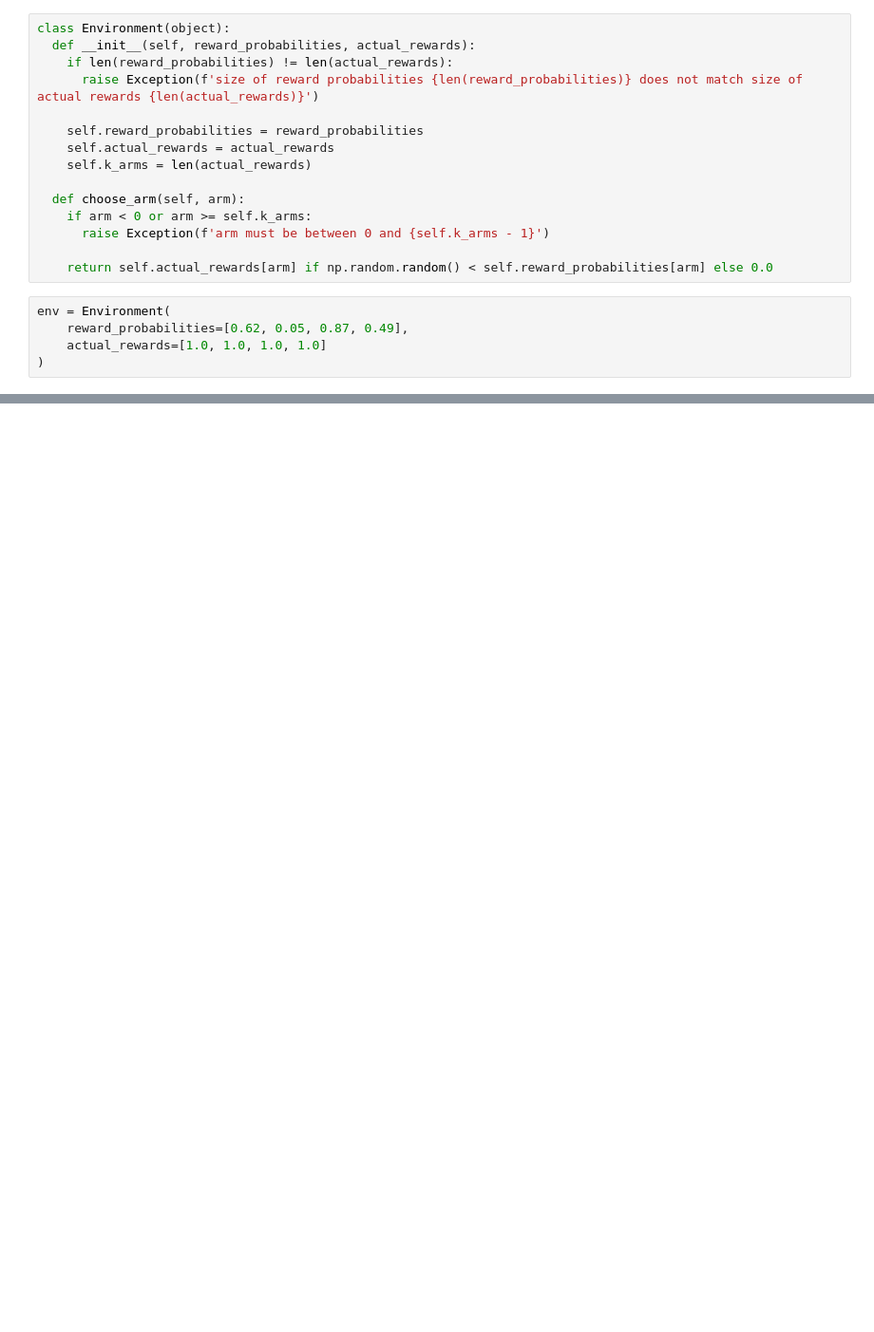
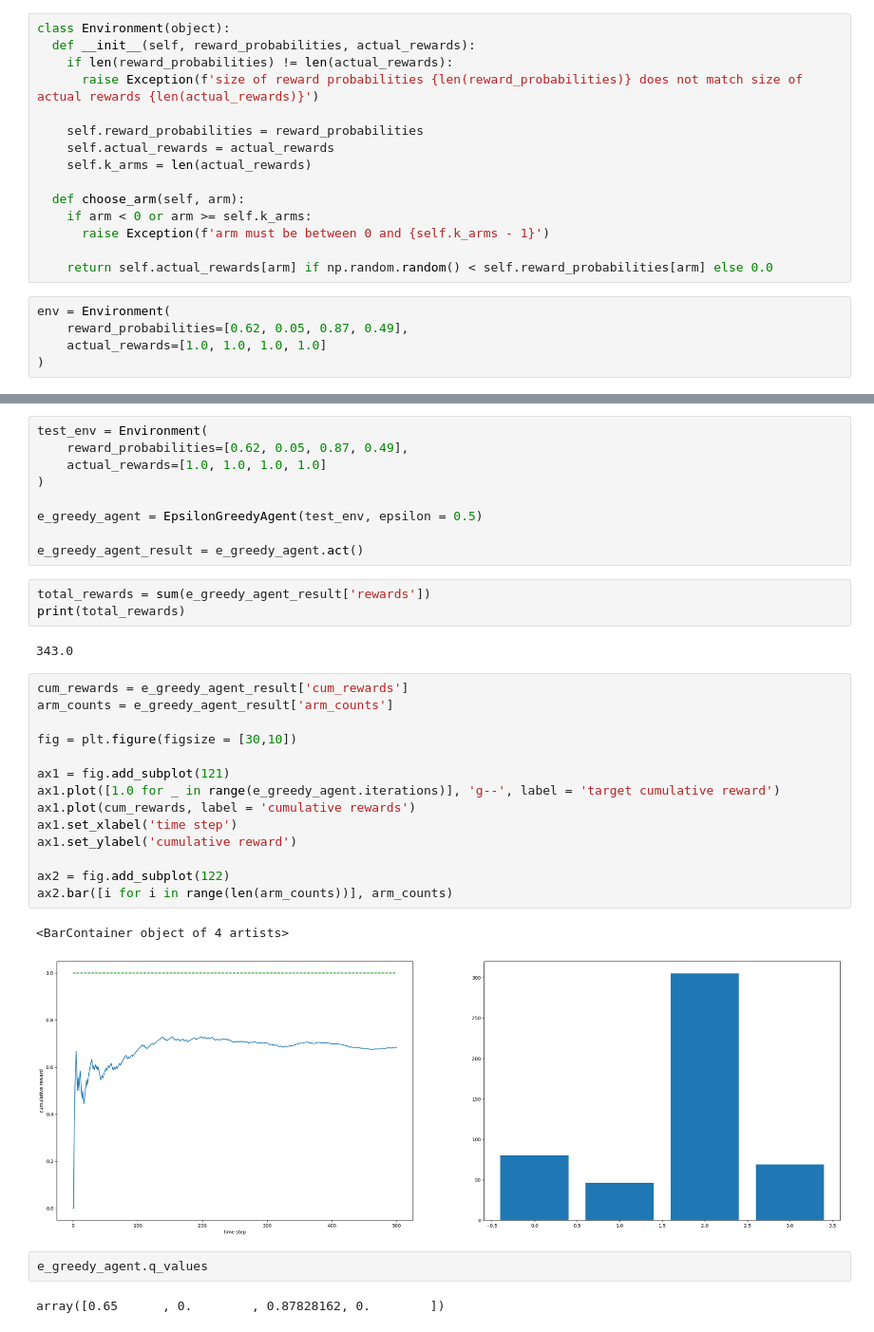
Before and after one commit to ferrari-leo/training, a Jupyter notebook: practical_mab/mab_implementations.ipynb, the cells around one changed output, grey strips where cells are left out. Shown at 95% size. Cells and saved outputs as stored; diff of their text form; blank space fills up the shorter version.

```diff
--- a/practical_mab/mab_implementations.ipynb
+++ b/practical_mab/mab_implementations.ipynb
@@ -28,0 +215,35 @@ env = Environment(
+# %%
+test_env = Environment(
+    reward_probabilities=[0.62, 0.05, 0.87, 0.49],
+    actual_rewards=[1.0, 1.0, 1.0, 1.0]
+)
+
+e_greedy_agent = EpsilonGreedyAgent(test_env, epsilon = 0.5)
+
+e_greedy_agent_result = e_greedy_agent.act()
+# %%
+total_rewards = sum(e_greedy_agent_result['rewards'])
+print(total_rewards)
+# %% [output]
+343.0
+# %%
+cum_rewards = e_greedy_agent_result['cum_rewards']
+arm_counts = e_greedy_agent_result['arm_counts']
+
+fig = plt.figure(figsize = [30,10])
+
+ax1 = fig.add_subplot(121)
+ax1.plot([1.0 for _ in range(e_greedy_agent.iterations)], 'g--', label = 'target cumulative reward')
+ax1.plot(cum_rewards, label = 'cumulative rewards')
+ax1.set_xlabel('time step')
+ax1.set_ylabel('cumulative reward')
+
+ax2 = fig.add_subplot(122)
+ax2.bar([i for i in range(len(arm_counts))], arm_counts)
+# %% [output]
+<BarContainer object of 4 artists>
+[figure, added]
+# %%
+e_greedy_agent.q_values
+# %% [output]
+array([0.65      , 0.        , 0.87828162, 0.        ])
```
Also changed, not shown: parts of 20 cells of this notebook.
